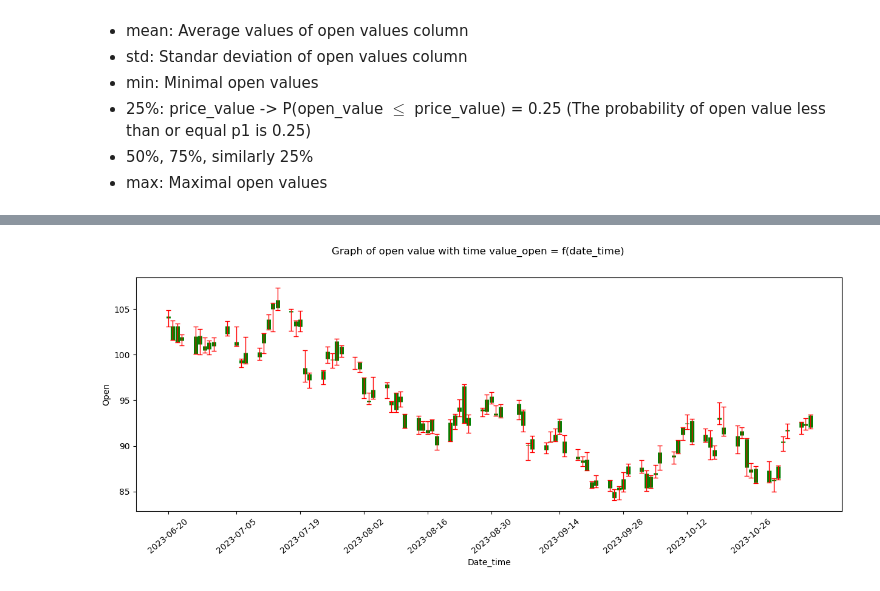
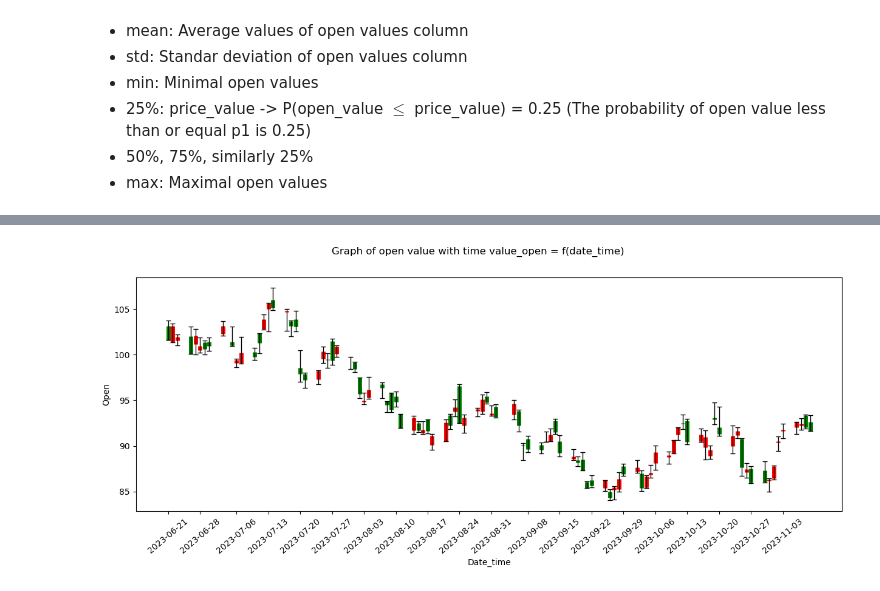
Before and after one commit to clee74/AI_Class, a Jupyter notebook: P0_Read_Data/S2_Stock/Demo_data_stock_yfinance.ipynb, the cells around one changed output, grey strips where cells are left out. Drawn from its saved outputs; the diff is of its cells as text; code cells hidden in the pictures.

```diff
--- a/P0_Read_Data/S2_Stock/Demo_data_stock_yfinance.ipynb
+++ b/P0_Read_Data/S2_Stock/Demo_data_stock_yfinance.ipynb
@@ -131,6 +131,7 @@ df_TSM["Y_price"] = (df_TSM["Open"] + df_TSM["Close"])/2
 df_TSM["Y_error"] = (df_TSM["Open"] - df_TSM["Close"]).abs()/2
 df_TSM["HL"] = (df_TSM["High"] + df_TSM["Low"])/2
 df_TSM["HL_error"] = (df_TSM["High"] - df_TSM["Low"]).abs()/2
+df_TSM["IsPositive"] = df_TSM["Close"] >= df_TSM["Open"]
 # %%
 df_TSM.head()
 # %% [output]
@@ -146,20 +163,27 @@ plot_df_TSM = df_TSM.tail(100)
 # %%
 # Visualize data
 # Plot graph of time-series data type
 from matplotlib import pyplot as plt
 import matplotlib
 
+colors = {True:'red',False:'green'}
 
 fig, ax = plt.subplots(1,1,figsize = (15,5))
-# ax.plot(plot_df_TSM.index.tolist(),plot_df_TSM["Open"],color='blue')
+# ax.plot(plot_df_TSM.index.tolist(),plot_df_TSM["Open"],color='g')
 # ax.plot(plot_df_TSM.index.tolist(),plot_df_TSM["Close"],color='red')
-ax.errorbar(plot_df_TSM.index.tolist(),plot_df_TSM["Y_price"],plot_df_TSM["Y_error"],linewidth = 5, capsize=0,color='green',ls='none')
-ax.errorbar(plot_df_TSM.index.tolist(),plot_df_TSM["HL"],plot_df_TSM["HL_error"],linewidth = 1, capsize=3,color='red',ls='none')
+ax.errorbar(plot_df_TSM.index.tolist(),
+            plot_df_TSM["Y_price"],
+            plot_df_TSM["Y_error"],
+            linewidth = 5,
+            capsize=0,
+            ls='none',
+            ecolor = plot_df_TSM['IsPositive'].map(colors))
+ax.errorbar(plot_df_TSM.index.tolist(),plot_df_TSM["HL"],plot_df_TSM["HL_error"],linewidth = 1, capsize=3,color='k',ls='none')
 fig.suptitle("Graph of open value with time value_open = f(date_time)")
 ax.set_xlabel("Date_time")
 ax.set_ylabel("Open")
-ax.set_xticks(plot_df_TSM.index.tolist()[::10]) #Without this it is too dense, with this we only display every after 60 xticks
+ax.set_xticks(plot_df_TSM.index.tolist()[::5]) #Without this it is too dense, with this we only display every after 60 xticks
 ax.set_xticklabels(ax.get_xticklabels(),rotation = 40, ha = 'center')# Shearing the labels to 40 degree and write it in center
 plt.show()
 # %% [output]
-[figure, old version]
+[figure, new version]
```
Also changed, not shown: parts of 8 cells of this notebook, 7 other files.
